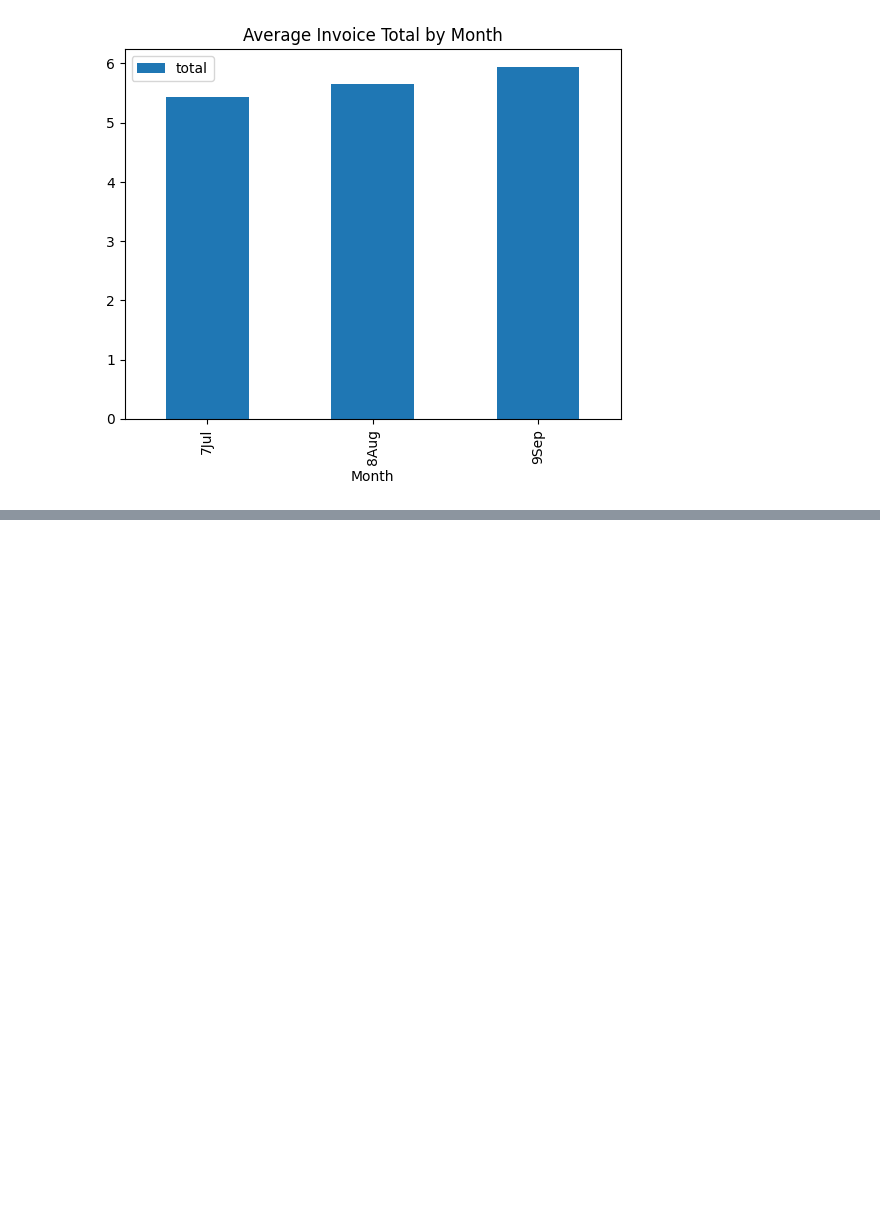
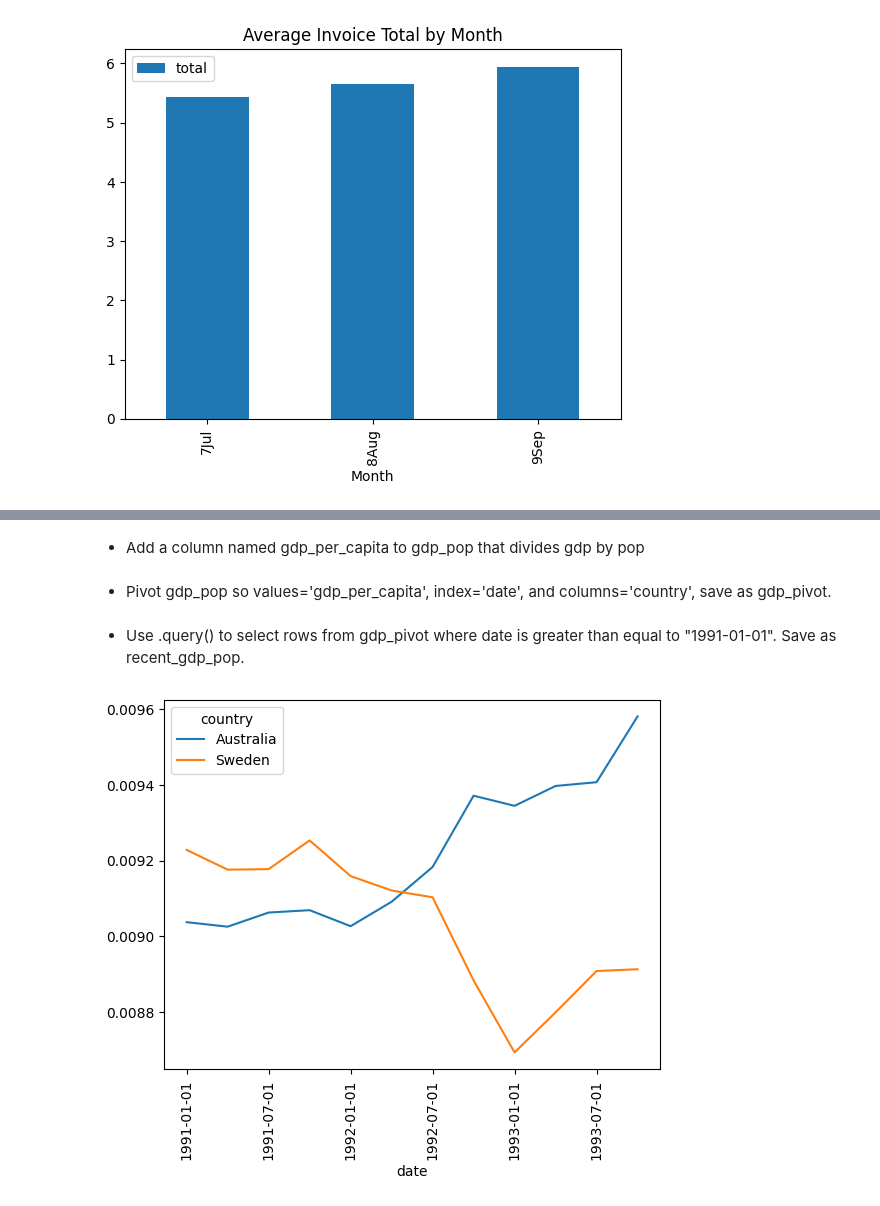
Before and after one commit to petsereypanha/python_data, a Jupyter notebook: pandas/Joining Data with pandas.ipynb, the cells around one changed output, grey strips where cells are left out. Saved outputs shown, nothing was run; the diff lists cells and outputs as text; code cells hidden in the pictures; blank space fills up the shorter version.

```diff
--- a/pandas/Joining Data with pandas.ipynb
+++ b/pandas/Joining Data with pandas.ipynb
@@ -786,0 +1055,27 @@ plt.show()
+# %%
+# Load the gdp and pop DataFrames
+gdp = pd.read_csv('../data/gdp_pop.csv')
+pop = pd.read_csv('../data/pop.csv')
+# Merge gdp and pop on date and country with fill
+gdp_pop = pd.merge_ordered(gdp, pop, on=['country', 'date'], fill_method='ffill')
+# %% [markdown]
+- Add a column named gdp_per_capita to gdp_pop that divides gdp by pop
+# %%
+# Add a column named gdp_per_capita to gdp_pop that divides the gdp by pop
+gdp_pop['gdp_per_capita'] = gdp_pop['gdp'] / gdp_pop['pop']
+# %% [markdown]
+- Pivot gdp_pop so values='gdp_per_capita', index='date', and columns='country', save as gdp_pivot.
+# %%
+# Pivot table of gdp_per_capita, where index is date and columns is country
+gdp_pivot = gdp_pop.pivot_table('gdp_per_capita', index='date', columns='country')
+# %% [markdown]
+- Use .query() to select rows from gdp_pivot where date is greater than equal to "1991-01-01". Save as recent_gdp_pop.
+# %%
+# Select dates equal to or greater than 1991-01-01
+recent_gdp_pop = gdp_pivot.query('date >= "1991-01-01"')
+
+# Plot recent_gdp_pop
+recent_gdp_pop.plot(rot=90)
+plt.show()
+# %% [output]
+[figure, added]
```
Also changed, not shown: parts of 33 cells of this notebook, 19 other files.
